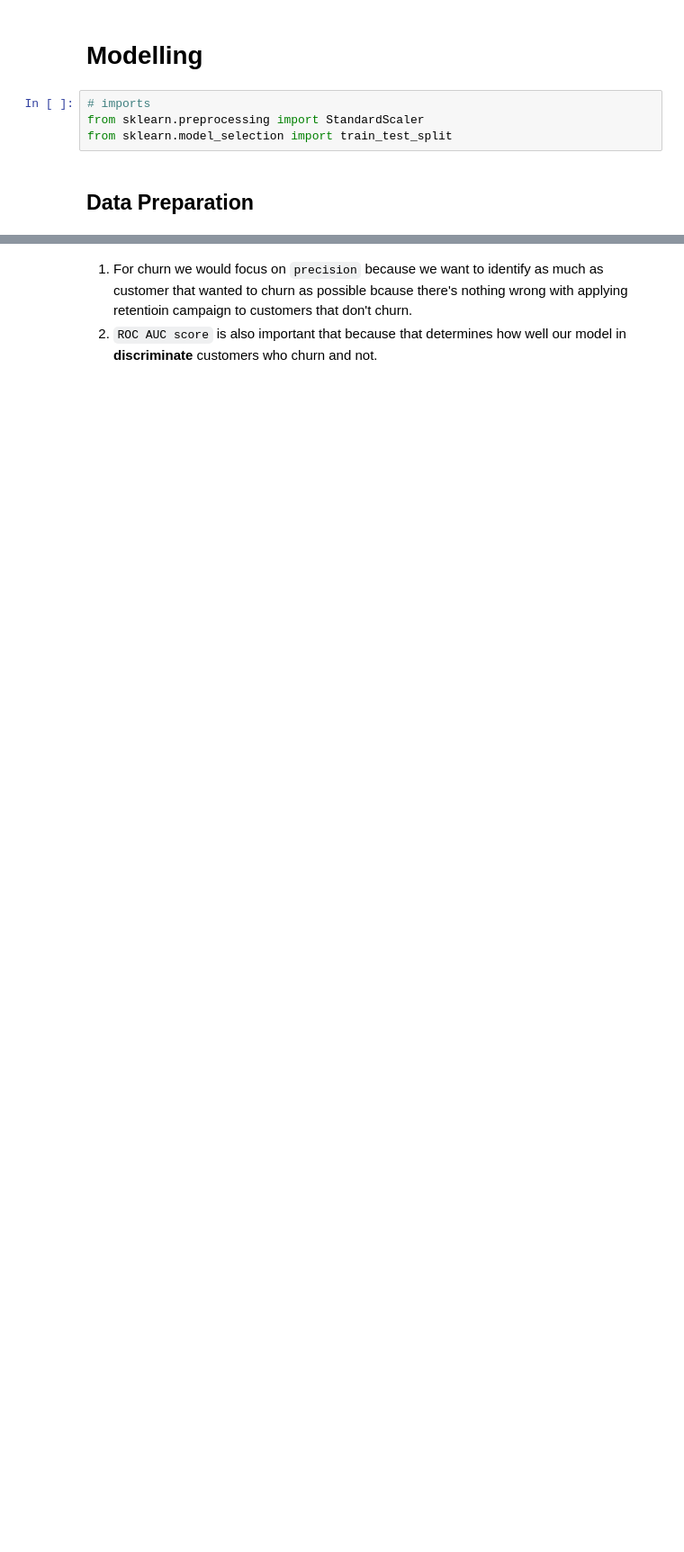
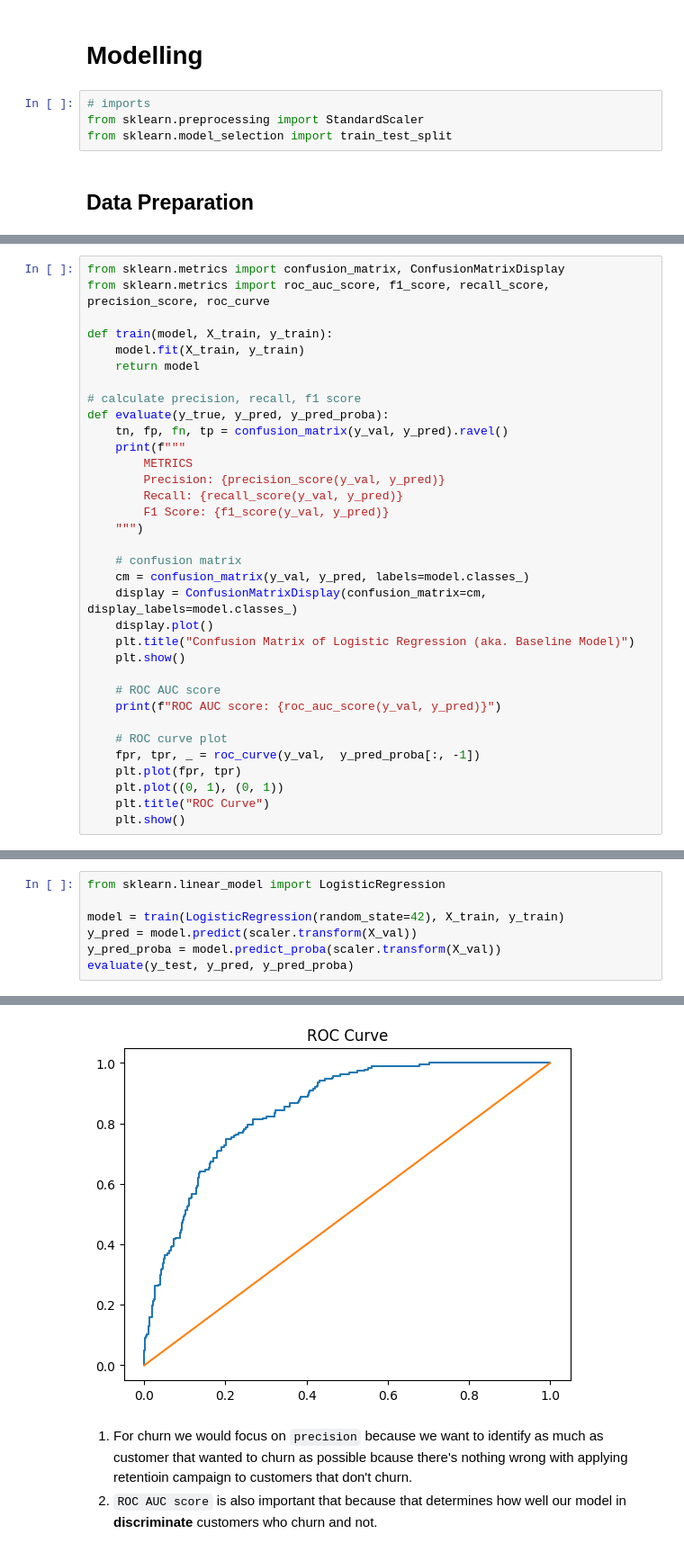
Before and after one commit to marcellinus-witarsah/data-challenge-dsw-2023, a Jupyter notebook: notebooks/03_churn_model.ipynb, the cells around one changed output, grey strips where cells are left out. Shown at 90% size. Cells and saved outputs as stored; diff of their text form; blank space fills up the shorter version.

```diff
--- a/notebooks/03_churn_model.ipynb
+++ b/notebooks/03_churn_model.ipynb
@@ -409 +376,35 @@ array([[ 0.10237124, -0.2894686 , -0.63611103, ..., -0.53232631,
+# %%
+from sklearn.metrics import confusion_matrix, ConfusionMatrixDisplay
+from sklearn.metrics import roc_auc_score, f1_score, recall_score, precision_score, roc_curve
+
+def train(model, X_train, y_train):
+    model.fit(X_train, y_train)
+    return model
+
+# calculate precision, recall, f1 score
+def evaluate(y_true, y_pred, y_pred_proba):
+    tn, fp, fn, tp = confusion_matrix(y_val, y_pred).ravel()
+    print(f"""
+        METRICS
+        Precision: {precision_score(y_val, y_pred)}
+        Recall: {recall_score(y_val, y_pred)}
+        F1 Score: {f1_score(y_val, y_pred)}
+    """)
+
+    # confusion matrix
+    cm = confusion_matrix(y_val, y_pred, labels=model.classes_)
+    display = ConfusionMatrixDisplay(confusion_matrix=cm, display_labels=model.classes_)
+    display.plot()
+    plt.title("Confusion Matrix of Logistic Regression (aka. Baseline Model)")
+    plt.show()
+
+    # ROC AUC score
+    print(f"ROC AUC score: {roc_auc_score(y_val, y_pred)}")
+
+    # ROC curve plot
+    fpr, tpr, _ = roc_curve(y_val,  y_pred_proba[:, -1])
+    plt.plot(fpr, tpr)
+    plt.plot((0, 1), (0, 1))
+    plt.title("ROC Curve")
+    plt.show()
 # %% [markdown]
@@ -453,0 +412,8 @@ ROC AUC score: 0.72
+# %%
+from sklearn.linear_model import LogisticRegression
+
+model = train(LogisticRegression(random_state=42), X_train, y_train)
+y_pred = model.predict(scaler.transform(X_val))
+y_pred_proba = model.predict_proba(scaler.transform(X_val))
+evaluate(y_test, y_pred, y_pred_proba)
+# %% [output]
@@ -454,3 +426,4 @@ ROC AUC score: 0.72
+[figure, added]
 # %% [markdown]
 1. For churn we would focus on `precision` because we want to identify as much as customer that wanted to churn as possible bcause there's nothing wrong with applying retentioin campaign to customers that don't churn.
 2. `ROC AUC score` is also important that because that determines how well our model in **discriminate** customers who churn and not.
```
Also changed, not shown: parts of 18 cells of this notebook, 4 other files.
